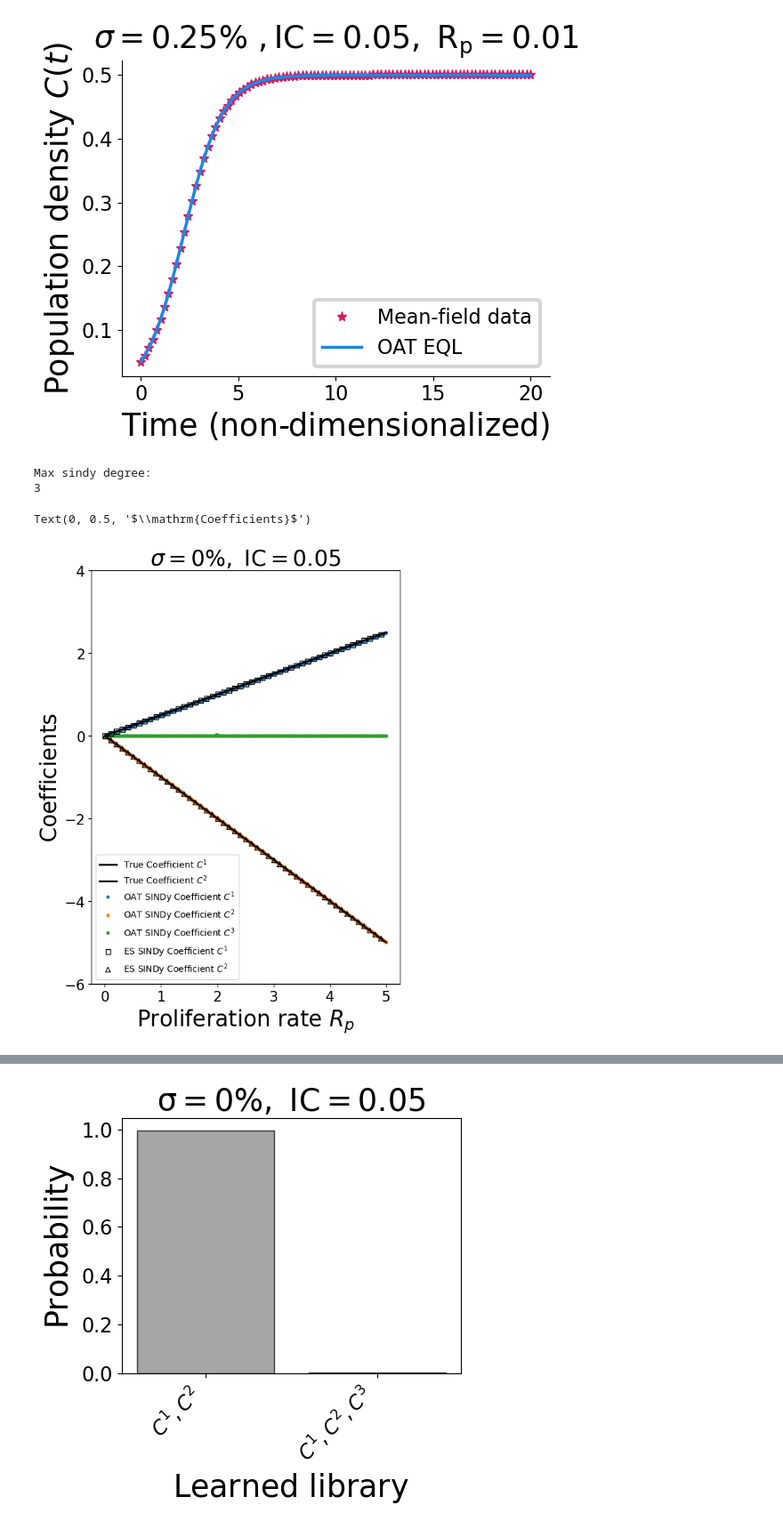
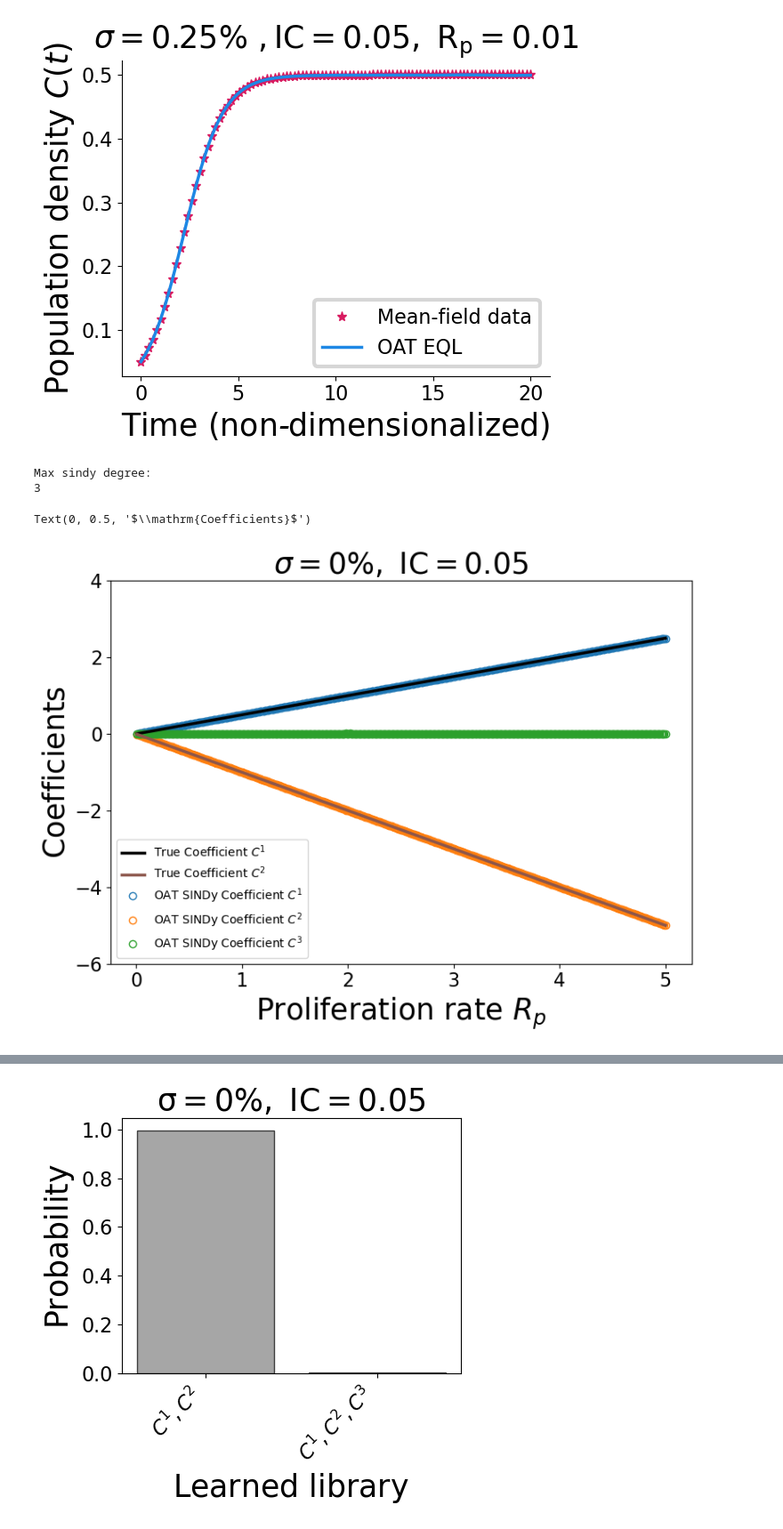
Before and after one commit to johnnardini/ME-EQL, a Jupyter notebook: scripts/OAT-MEEQL/OAT_ME_EQL_learning_mean_field.ipynb, the cells around one changed output, grey strips where cells are left out. Shown at 89% size. Drawn from its saved outputs; the diff is of its cells as text; code cells hidden in the pictures.

```diff
--- a/scripts/OAT-MEEQL/OAT_ME_EQL_learning_mean_field.ipynb
+++ b/scripts/OAT-MEEQL/OAT_ME_EQL_learning_mean_field.ipynb
@@ -534,7 +534,7 @@ ax.set_ylabel("$\mathrm{Population\ density\ \it{C(t)}}$",fontproperties=my_font
 Text(0, 0.5, '$\\mathrm{Population\\ density\\ \\it{C(t)}}$')
 [figure]
 # %%
-# Visualize learned coefficients from OAT EQL analysis
+# Extract learned coefficients from OAT EQL analysis
 m       = 0.05     # initial condition
 rm      = 1        # migration
 rp_vect = np.linspace(0.01,5,500)
@@ -623,37 +623,34 @@ elif noise == 'morenoise':
     coeff_C2_library = -0.99*rp_vect
     coeff_C4_library = -0.29*rp_vect
     coeff_C5_library = 0.5*rp_vect
-
-# Visualize coefficients learned
-plt.rc('axes', labelsize=16)
-plt.rc('xtick', labelsize=16)
-plt.rc('ytick', labelsize=16)
-plt.rc('axes', titlesize=16)
-fig, ax = plt.subplots(1, 1, figsize=(6,8), tight_layout=True) #figsize= (9,8) when we have the legend in
-
-ax.plot(rp_vect,0.5*rp_vect,"-",color='black',linewidth = 2,label = "True Coefficient $C^1$",zorder=10)
-ax.plot(rp_vect,-1*rp_vect,"-",color='black',linewidth = 2,label = "True Coefficient $C^2$",zorder=10)
-
-ax.plot(rp_vect,coeff_C1_sindy,"o",markersize=3,label = "OAT SINDy Coefficient $C^1$")
-ax.plot(rp_vect,coeff_C2_sindy,"o",markersize=3,label = "OAT SINDy Coefficient $C^2$")
-ax.plot(rp_vect,coeff_C3_sindy,"o",markersize=3,label = "OAT SINDy Coefficient $C^3$")
-if noise == 'lessnoise':
-    ax.plot(rp_vect,coeff_C4_sindy,"o",markersize=3,label = "OAT SINDy Coefficient $C^4$")
-    ax.plot(rp_vect,coeff_C5_sindy,"o",markersize=3,label = "OAT SINDy Coefficient $C^5$")
-    ax.plot(rp_vect,coeff_C6_sindy,"o",markersize=3,label = "OAT SINDy Coefficient $C^6$")
-
-ax.scatter(rp_vect[::10],coeff_C1_library[::10],s=30,marker="s",facecolors='none',edgecolors='black',label = "ES SINDy Coefficient $C^1$",zorder=5)
-ax.scatter(rp_vect[::10],coeff_C2_library[::10],s=30,marker="^",facecolors='none',edgecolors='black',label = "ES SINDy Coefficient $C^2$",zorder=5)
-if noise == 'lessnoise':
-    ax.scatter(rp_vect[::10],coeff_C3_library[::10],s=30,marker="d",facecolors='none',edgecolors='black',label = "ES SINDy Coefficient $C^3$",zorder=5)
-# legend
-ax.legend(loc='best')
-ax.set_ylim([-6, 4])
-ax.set_title("$\sigma=\mathrm{" + str(sigma) +'\%, \ IC=' + str(m) +"}$",fontproperties=my_font,fontsize=fontsize)
-ax.set_xlabel("$\mathrm{Proliferation\ rate\ \it{R_p}}$",fontproperties=my_font,fontsize=fontsize)
-ax.set_ylabel("$\mathrm{Coefficients}$",fontproperties=my_font,fontsize=fontsize)
 # %% [output]
 Max sindy degree:
 3
-Text(0, 0.5, '$\\mathrm{Coefficients}$')
-[figure, removed]
+# %%
+# Visualize coefficients learned from OAT EQL
+plt.rc('axes', labelsize=16)
+plt.rc('xtick', labelsize=16)
+plt.rc('ytick', labelsize=16)
+plt.rc('axes', titlesize=16)
+fig, ax = plt.subplots(1, 1, figsize=(8,6), tight_layout=True)
+# True coefficients
+ax.plot(rp_vect,0.5*rp_vect,"-",color='black',linewidth = 2.5,label = "True Coefficient $C^1$",zorder=10)
+ax.plot(rp_vect,-1*rp_vect,"-",color='tab:brown',linewidth = 2.5,label = "True Coefficient $C^2$",zorder=10)
+# OAT coefficients
+ax.plot(rp_vect,coeff_C1_sindy,"o",markerfacecolor='none', markeredgewidth=1,label = "OAT SINDy Coefficient $C^1$")
+ax.plot(rp_vect,coeff_C2_sindy,"o",markerfacecolor='none', markeredgewidth=1,label = "OAT SINDy Coefficient $C^2$")
+ax.plot(rp_vect,coeff_C3_sindy,"o",markerfacecolor='none', markeredgewidth=1,label = "OAT SINDy Coefficient $C^3$")
+if noise == 'lessnoise':
+    ax.plot(rp_vect,coeff_C4_sindy,"o",markerfacecolor='none', markeredgewidth=1,label = "OAT SINDy Coefficient $C^4$")
+    ax.plot(rp_vect,coeff_C5_sindy,"o",markerfacecolor='none', markeredgewidth=1,label = "OAT SINDy Coefficient $C^5$")
+    ax.plot(rp_vect,coeff_C6_sindy,"o",markerfacecolor='none', markeredgewidth=1,label = "OAT SINDy Coefficient $C^6$")
+
+# legend
+ax.legend(loc='best')
+ax.set_ylim([-6, 4])
+ax.set_title("$\sigma=\mathrm{" + str(sigma) +'\%, \ IC=' + str(m) +"}$",fontproperties=my_font,fontsize=fontsize)
+ax.set_xlabel("$\mathrm{Proliferation\ rate\ \it{R_p}}$",fontproperties=my_font,fontsize=fontsize)
+ax.set_ylabel("$\mathrm{Coefficients}$",fontproperties=my_font,fontsize=fontsize)
+# %% [output]
+Text(0, 0.5, '$\\mathrm{Coefficients}$')
+[figure, added]
```
Also changed, not shown: parts of 2 cells of this notebook, 1 other file.
